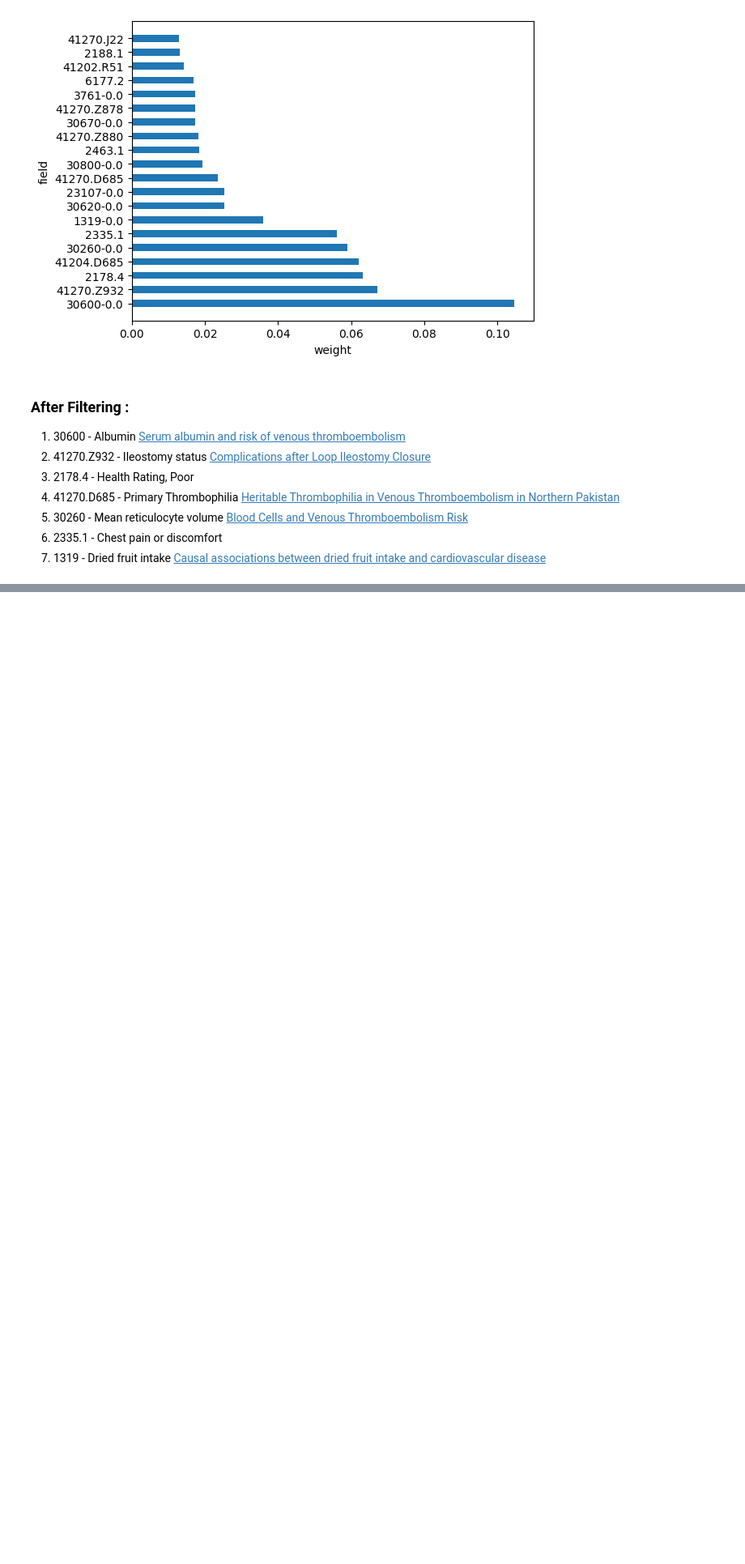
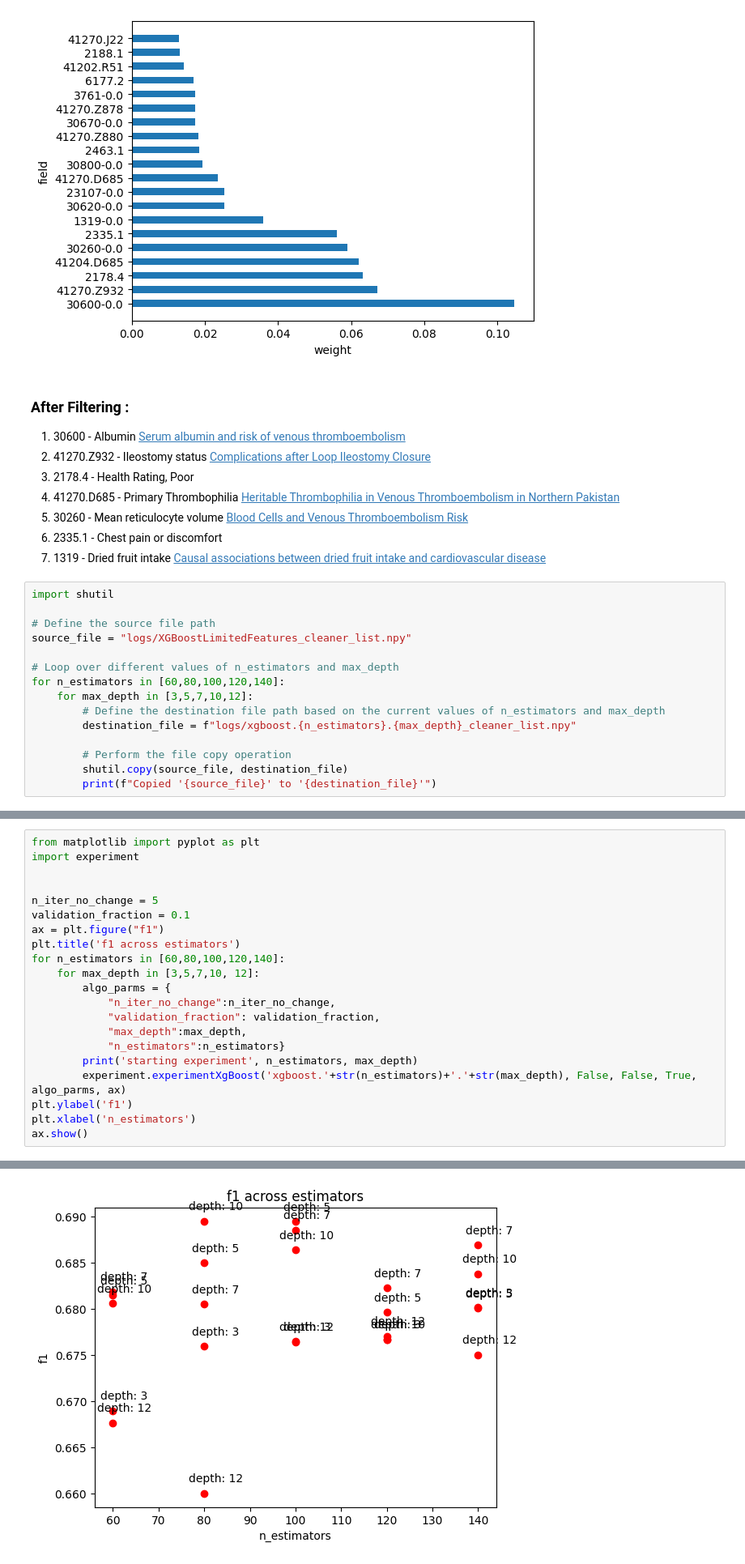
Before and after one commit to Ronemisimus/DVT_Machine_Learning_Research, a Jupyter notebook: server_files/final.ipynb, the cells around one changed output, grey strips where cells are left out. Shown: that part at 81% size. Drawn from its saved outputs; the diff is of its cells as text; blank space fills up the shorter version.

Commit message:
experiment done

```diff
--- a/server_files/final.ipynb
+++ b/server_files/final.ipynb
@@ -287,3 +287,18 @@ end: 2023-09-06 22:03:08.006251
         color: green;
     }
 </style>
+# %%
+import shutil
+
+# Define the source file path
+source_file = "logs/XGBoostLimitedFeatures_cleaner_list.npy"
+
+# Loop over different values of n_estimators and max_depth
+for n_estimators in [60,80,100,120,140]:
+    for max_depth in [3,5,7,10,12]:
+        # Define the destination file path based on the current values of n_estimators and max_depth
+        destination_file = f"logs/xgboost.{n_estimators}.{max_depth}_cleaner_list.npy"
+
+        # Perform the file copy operation
+        shutil.copy(source_file, destination_file)
+        print(f"Copied '{source_file}' to '{destination_file}'")
@@ -289,0 +323,22 @@ end: 2023-09-06 22:03:08.006251
+# %%
+from matplotlib import pyplot as plt
+import experiment
+
+
+n_iter_no_change = 5
+validation_fraction = 0.1
+ax = plt.figure("f1")
+plt.title('f1 across estimators')
+for n_estimators in [60,80,100,120,140]:
+    for max_depth in [3,5,7,10, 12]:
+        algo_parms = {
+            "n_iter_no_change":n_iter_no_change,
+            "validation_fraction": validation_fraction,
+            "max_depth":max_depth,
+            "n_estimators":n_estimators}
+        print('starting experiment', n_estimators, max_depth)
+        experiment.experimentXgBoost('xgboost.'+str(n_estimators)+'.'+str(max_depth), False, False, True, algo_parms, ax)
+plt.ylabel('f1')
+plt.xlabel('n_estimators')
+ax.show()
+# %% [output]
@@ -289,0 +362 @@ end: 2023-09-06 22:03:08.006251
+[figure, added]
```
Also changed, not shown: parts of 2 cells of this notebook, 1 other file.
